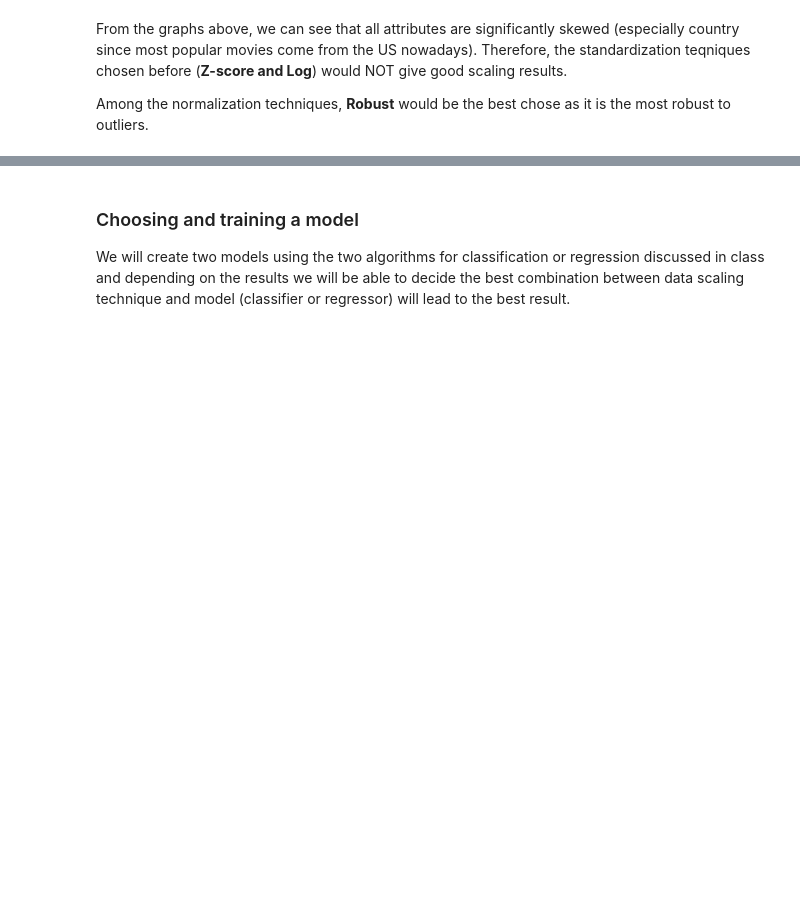
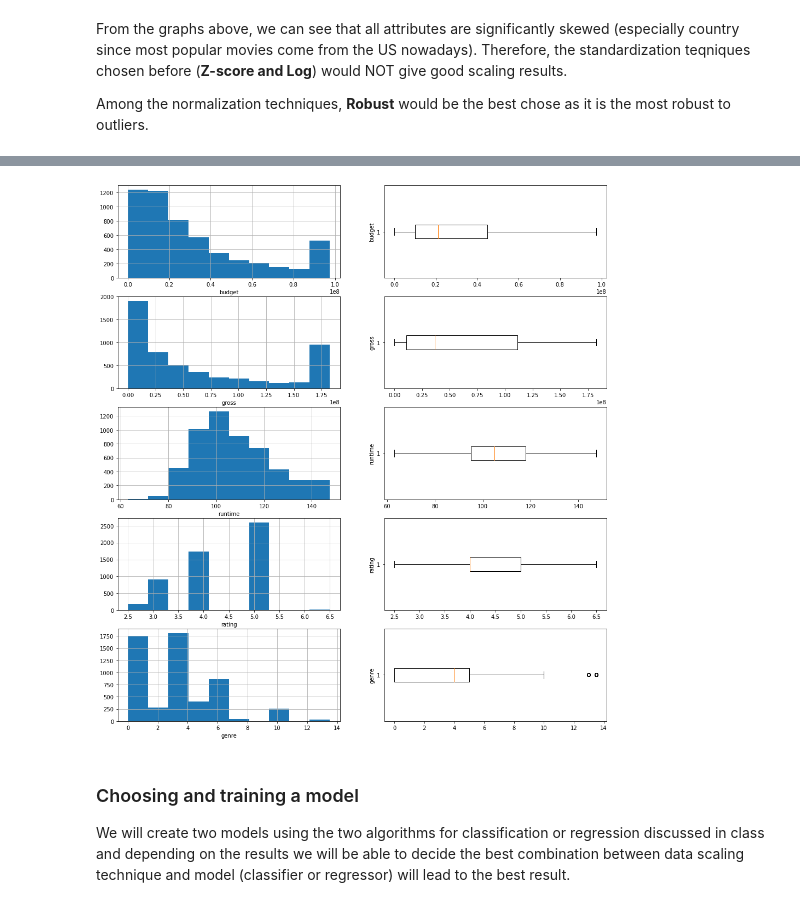
Before and after one commit to dchicasduena/COMP3400_Project, a Jupyter notebook: Iteration 2/Project2.ipynb, the cells around one changed output, grey strips where cells are left out. Saved outputs shown, nothing was run; the diff lists cells and outputs as text; code cells hidden in the pictures; blank space fills up the shorter version.

Commit message:
Been working on some proper ways to clean outliers

```diff
--- a/Iteration 2/Project2.ipynb
+++ b/Iteration 2/Project2.ipynb
@@ -218,0 +231,16 @@ movies2['budget'].plot.box()
+# %%
+def replace_outliers_IQR(df, columns):
+    for c in columns:
+        q1=df[c].quantile(0.25)
+        q3=df[c].quantile(0.75)
+        iqr = q3-q1
+        #low_lim = q1 - 1.5*iqr
+        high_lim = q3 + 1.5*iqr
+        df[c] = np.where(df[c] >= high_lim, high_lim, df[c])
+# %%
+IQR_names = ['budget', 'gross', 'runtime', 'rating', 'genre']
+replace_outliers_IQR(m2_copy, IQR_names)
+hist_box_data = m2_copy[IQR_names].dropna()
+hist_box(hist_box_data,IQR_names)
+# %% [output]
+[figure, added]
```
Also changed, not shown: parts of 8 cells of this notebook.
